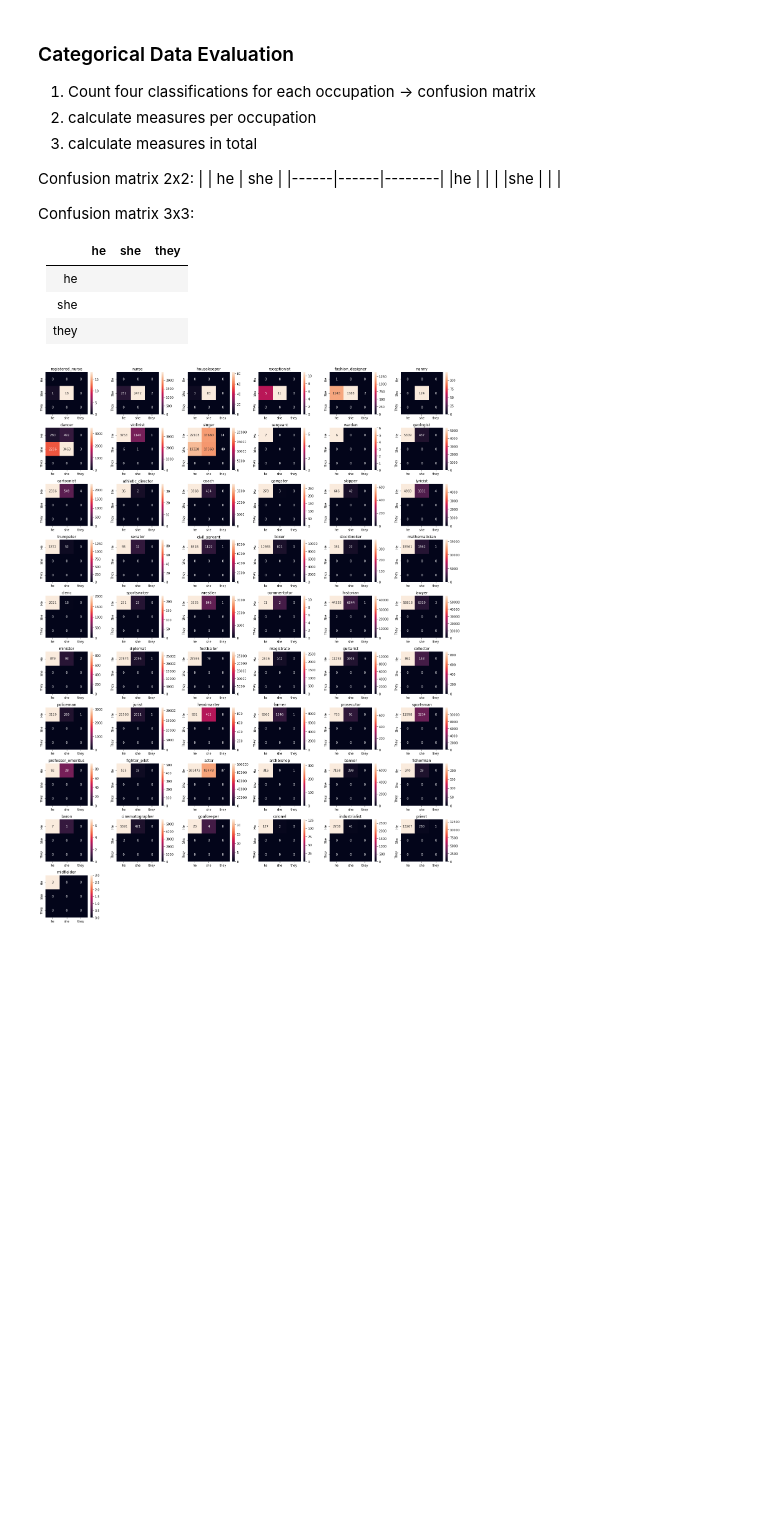
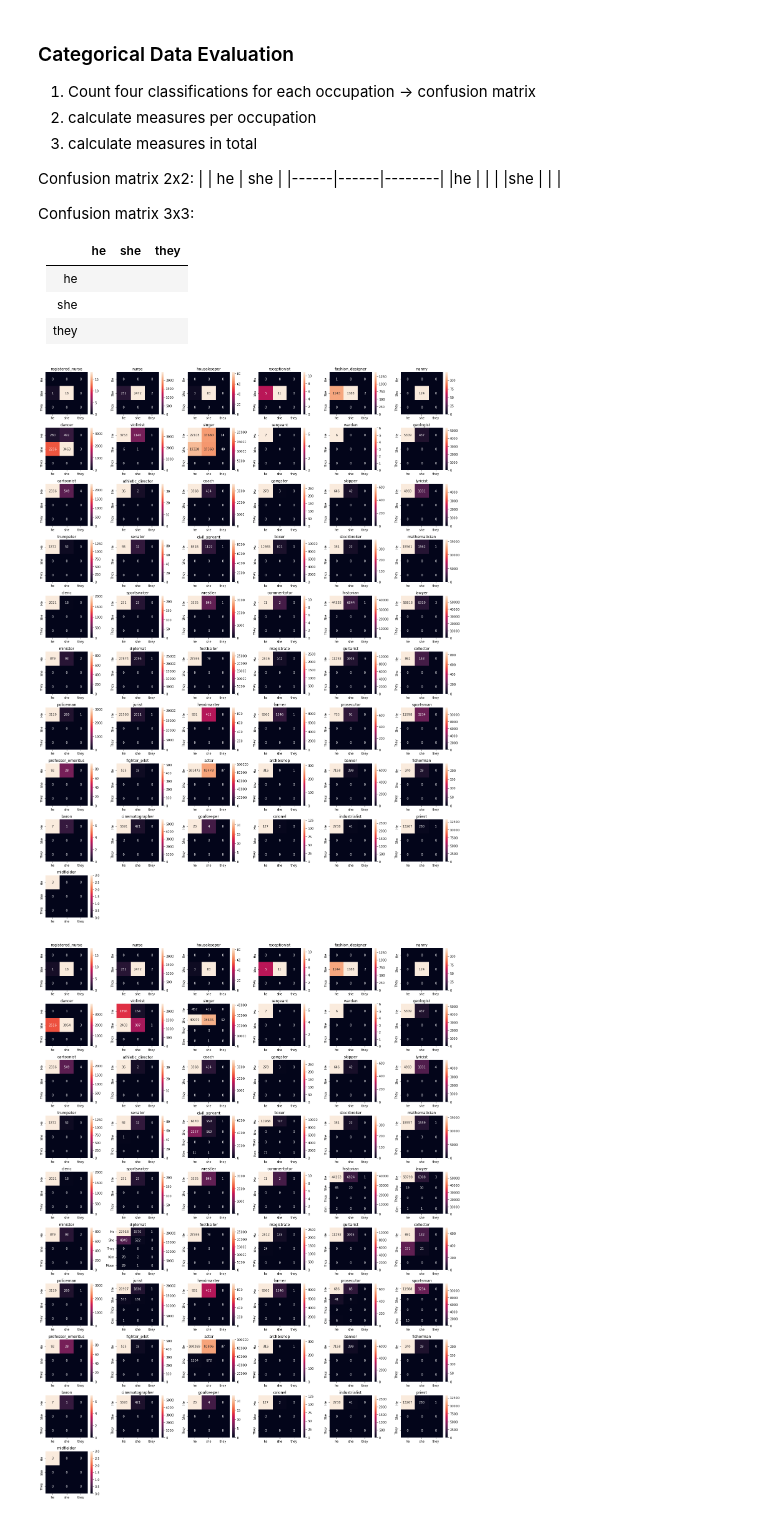
Before and after one commit to EmilPoiesz/Horn_Envelope, a Jupyter notebook: probing_eval.ipynb, the cells around one changed output. Cells and saved outputs as stored; diff of their text form; code cells hidden in the pictures; blank space fills up the shorter version.

```diff
--- a/probing_eval.ipynb
+++ b/probing_eval.ipynb
@@ -9,3 +7,6 @@ occ_list = import_occupations('occupations_updated.csv')
+# %%
+occ_list = import_occupations('occupations_updated.csv')
+models = ['roberta-base', 'roberta-large', 'bert-base-cased', 'bert-large-cased']
 # %% [markdown]
 ### Categorical Data Evaluation
 1. Count four classifications for each occupation -> confusion matrix
@@ -37,18 +38,21 @@ def get_matrix(model, occ_list):
         for index in grouped.keys():
             matrix_index = (index[1], index[0])
             matrix.at[matrix_index] = grouped[index]
-        occupation_matrices[occ_name] = matrix
+        occupation_matrices[occ_name] = matrix.fillna(0)
     return occupation_matrices
 # %%
-matrices = get_matrix('roberta-base', occ_list)
-fig = plt.figure(figsize=(19,25))
+for model in models:
+    matrices = get_matrix(model, occ_list)
+    fig = plt.figure(figsize=(19,25))
 
-fig.subplots_adjust(hspace=0.4, wspace=0.4)
-for i, occ in enumerate(occ_list):
-    ax = fig.add_subplot(10, 6, i+1)
-    ax.title.set_text(occ[0])
-    sns.heatmap(matrices[occ[0]].astype('int64'), ax=ax, annot=True, fmt='d')
-fig.tight_layout()
-plt.show()
+    fig.subplots_adjust(hspace=0.4, wspace=0.4)
+    for i, occ in enumerate(occ_list):
+        ax = fig.add_subplot(10, 6, i+1)
+        ax.title.set_text(occ[0])
+        sns.heatmap(matrices[occ[0]].astype('int64'), ax=ax, annot=True, fmt='d')
+    fig.tight_layout()
+    plt.savefig('figures/' + model + 'confusion_matrices_3x3.pdf')
+    plt.show()
 # %% [output]
 [figure]
+[figure, added]
```
Also changed, not shown: parts of 3 cells of this notebook, 5 other files.
